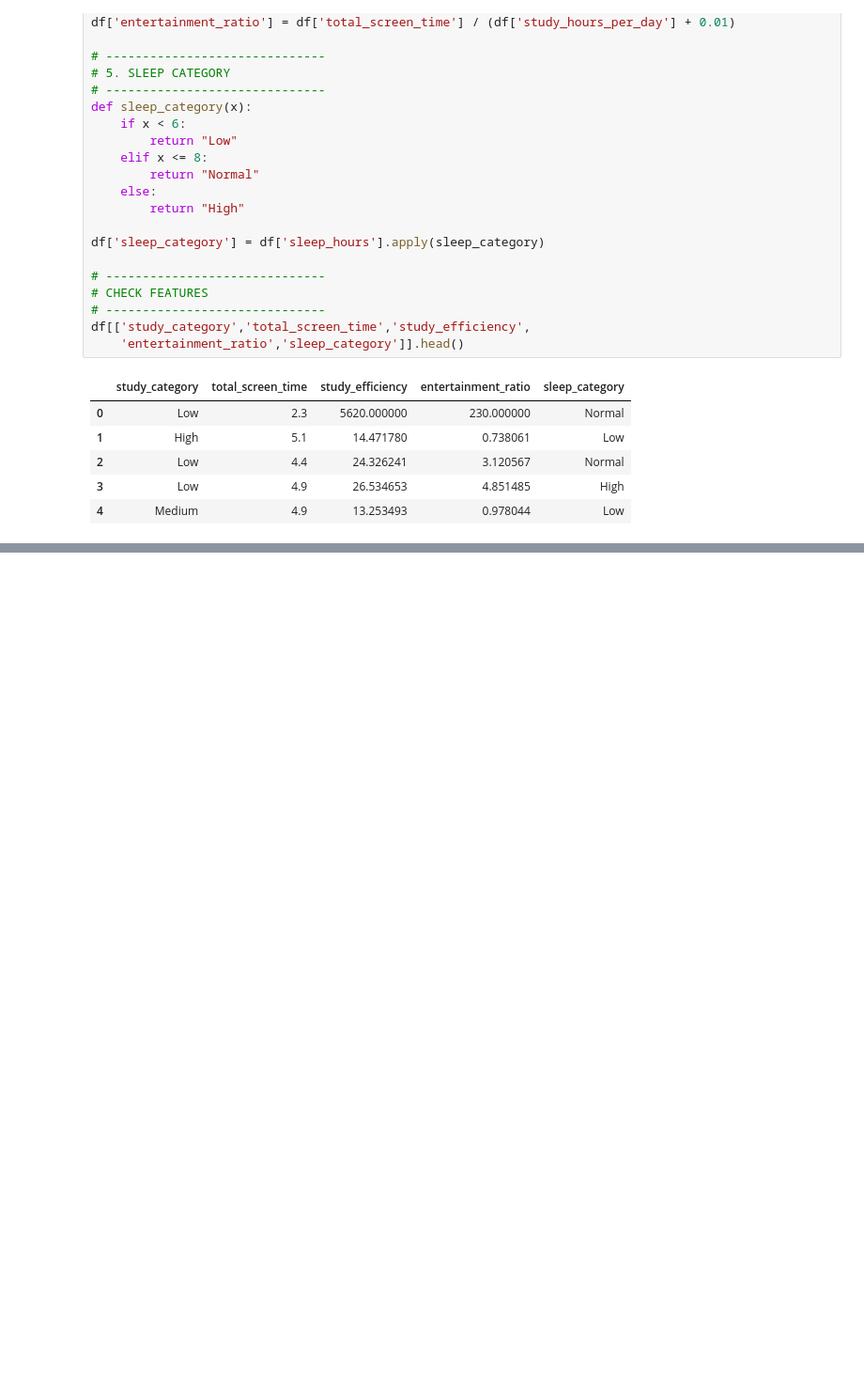
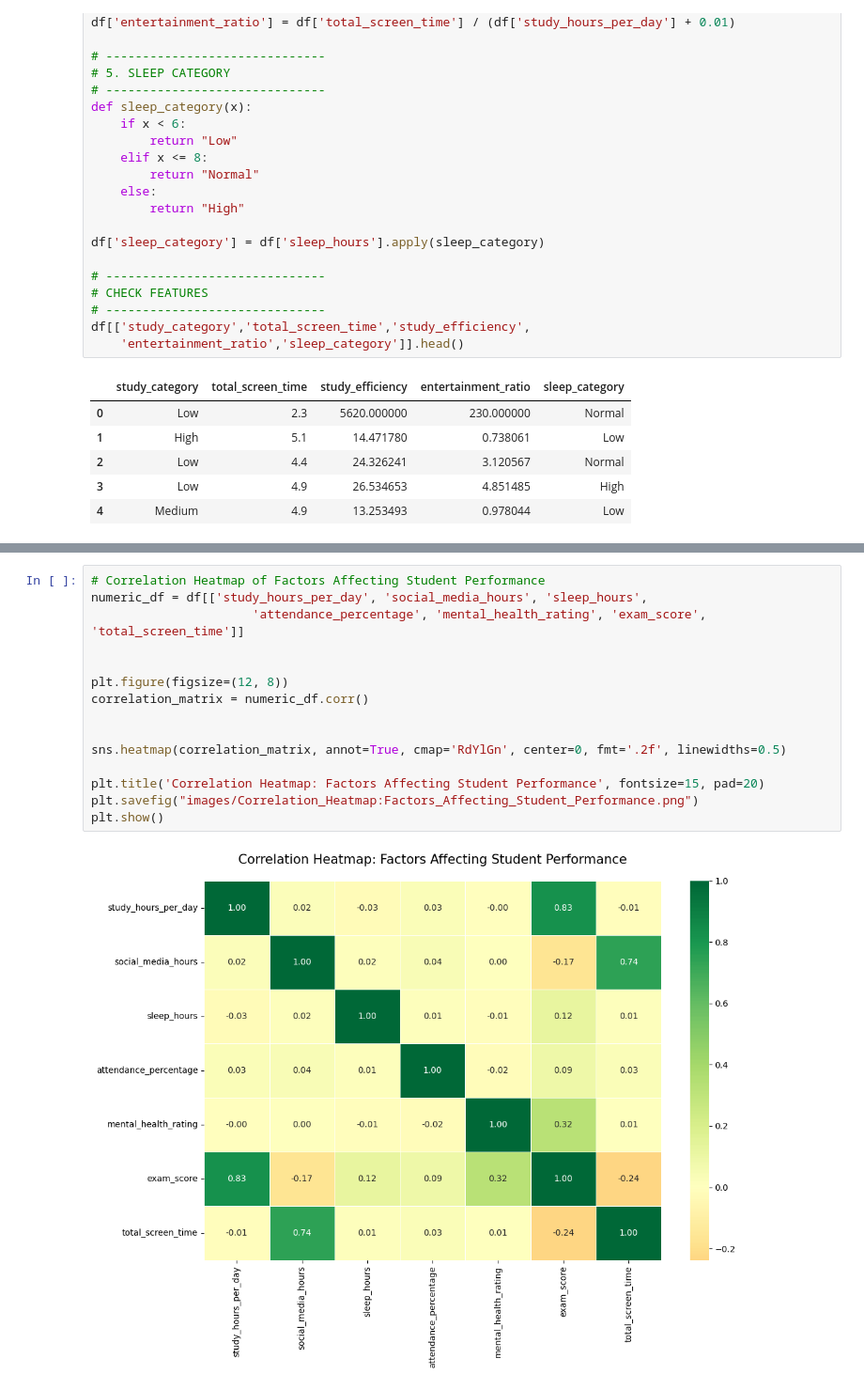
Before and after one commit to DiamondHalder/Student_Performance_Analysis, a Jupyter notebook: Student_Performance_Analysis.ipynb, the cells around one changed output, grey strips where cells are left out. Shown at 94% size. Saved outputs shown, nothing was run; the diff lists cells and outputs as text; blank space fills up the shorter version.

```diff
--- a/Student_Performance_Analysis.ipynb
+++ b/Student_Performance_Analysis.ipynb
@@ -268,0 +354,17 @@ df[['study_category','total_screen_time','study_efficiency',
+# %%
+# Correlation Heatmap of Factors Affecting Student Performance
+numeric_df = df[['study_hours_per_day', 'social_media_hours', 'sleep_hours',
+                      'attendance_percentage', 'mental_health_rating', 'exam_score', 'total_screen_time']]
+
+
+plt.figure(figsize=(12, 8))
+correlation_matrix = numeric_df.corr()
+
+
+sns.heatmap(correlation_matrix, annot=True, cmap='RdYlGn', center=0, fmt='.2f', linewidths=0.5)
+
+plt.title('Correlation Heatmap: Factors Affecting Student Performance', fontsize=15, pad=20)
+plt.savefig("images/Correlation_Heatmap:Factors_Affecting_Student_Performance.png")
+plt.show()
+# %% [output]
+[figure, added]
```
Also changed, not shown: parts of 8 cells of this notebook, 5 other files.
